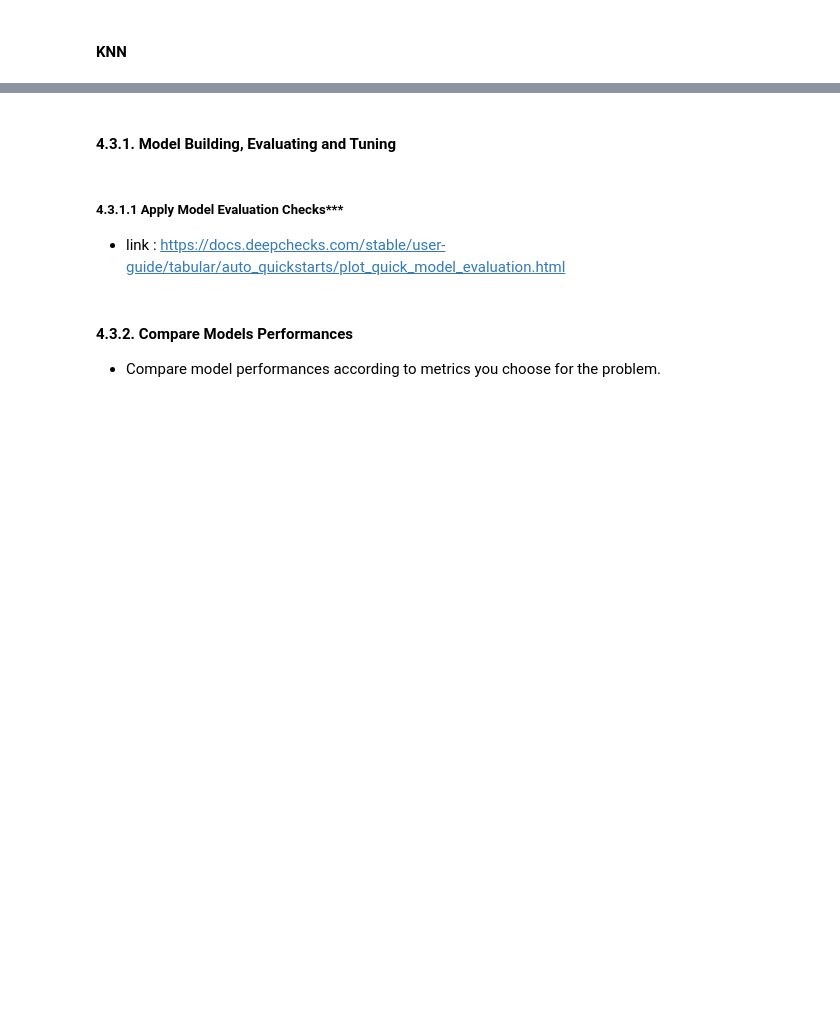
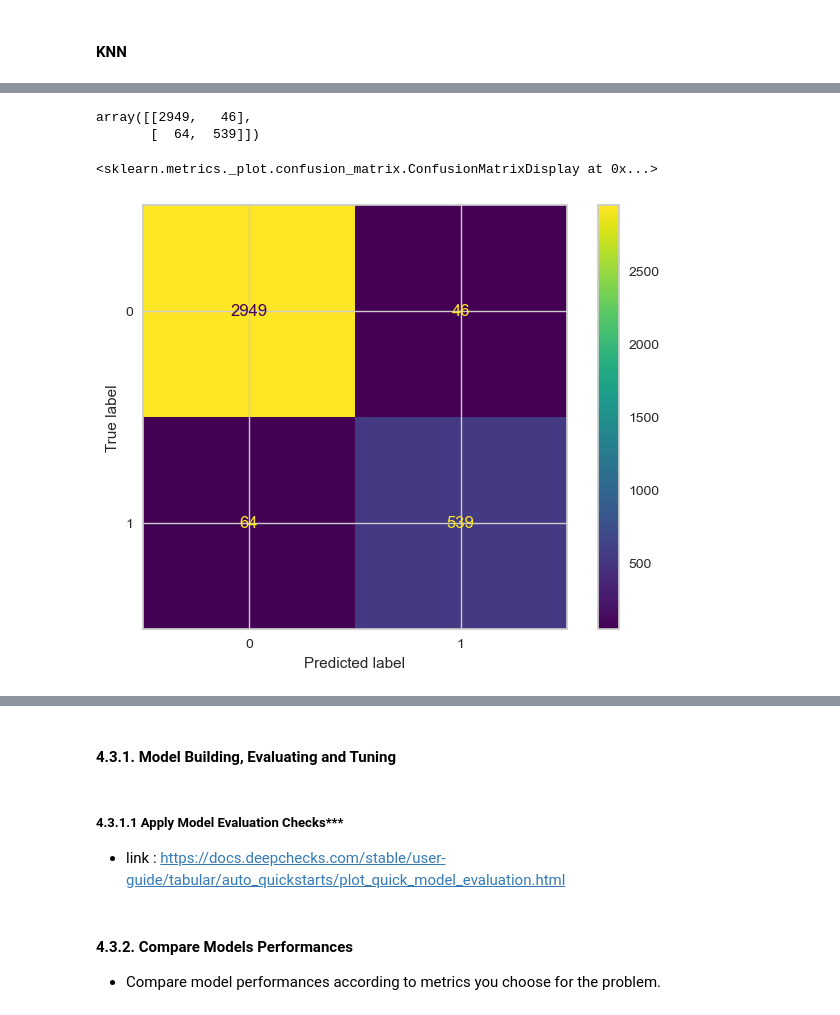
Before and after one commit to iceyisaak/capstone-project_churn-prediction, a Jupyter notebook: Churn Prediction_Student_Notebook_V5.ipynb, the cells around one changed output, grey strips where cells are left out. Cells and saved outputs as stored; diff of their text form; code cells hidden in the pictures; blank space fills up the shorter version.

```diff
--- a/Churn Prediction_Student_Notebook_V5.ipynb
+++ b/Churn Prediction_Student_Notebook_V5.ipynb
@@ -1672,0 +2223,4 @@ array(['0', '0'], dtype=object)
+# %%
+df4.drop(['salary'], axis=1, inplace=True)
+
+df4.info()
@@ -1672,0 +2242,11 @@ array(['0', '0'], dtype=object)
+# %%
+X = df4.drop('left',axis=1)
+y = df4['left']
+# %%
+X_train, X_test, y_train, y_test = train_test_split(X, y, test_size=0.3, random_state=42)
+# %%
+operations = [("scaler", StandardScaler()), ("knn", KNeighborsClassifier(n_neighbors=5))]
+
+pipe_model = Pipeline(steps=operations)
+
+pipe_model.fit(X_train, y_train)
@@ -1672,0 +2295,5 @@ array(['0', '0'], dtype=object)
+# %%
+confusion_matrix(y_test, y_pred)
+# %% [output]
+array([[2949,   46],
+       [  64,  539]])
@@ -1672,0 +2302,5 @@ array(['0', '0'], dtype=object)
+# %%
+ConfusionMatrixDisplay.from_estimator(pipe_model,X_test, y_test)
+# %% [output]
+<sklearn.metrics._plot.confusion_matrix.ConfusionMatrixDisplay at 0x...>
+[figure, added]
```
Also changed, not shown: parts of 74 cells of this notebook.
